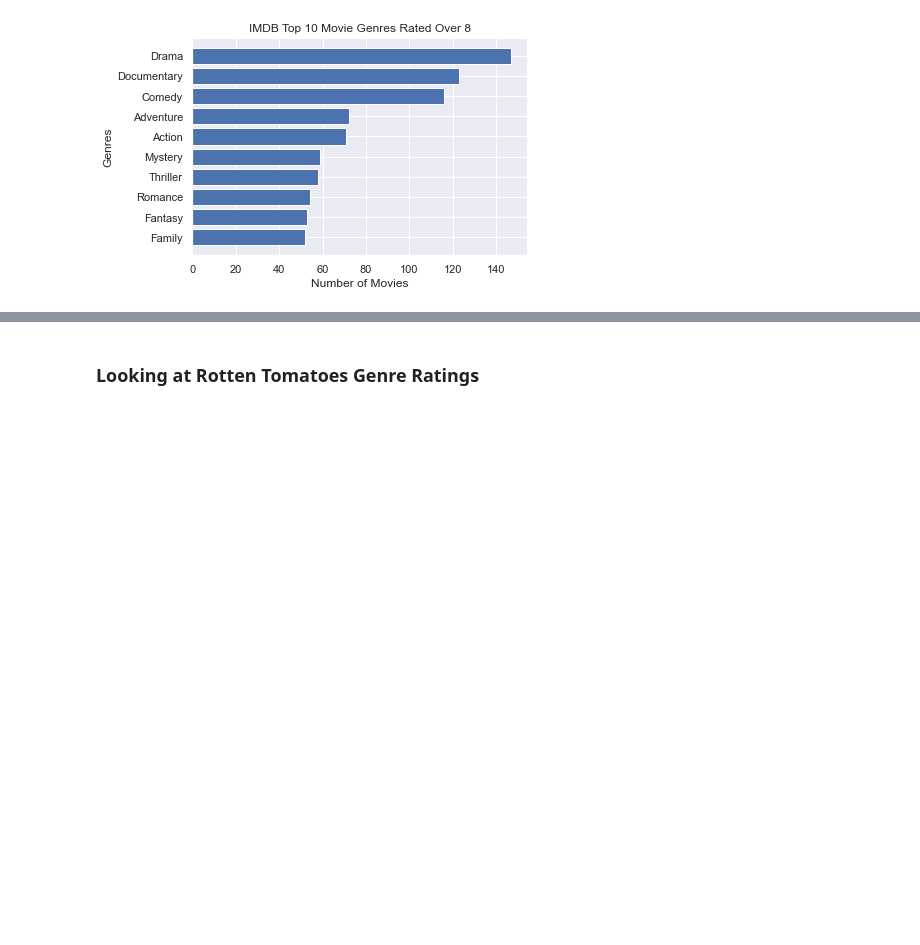
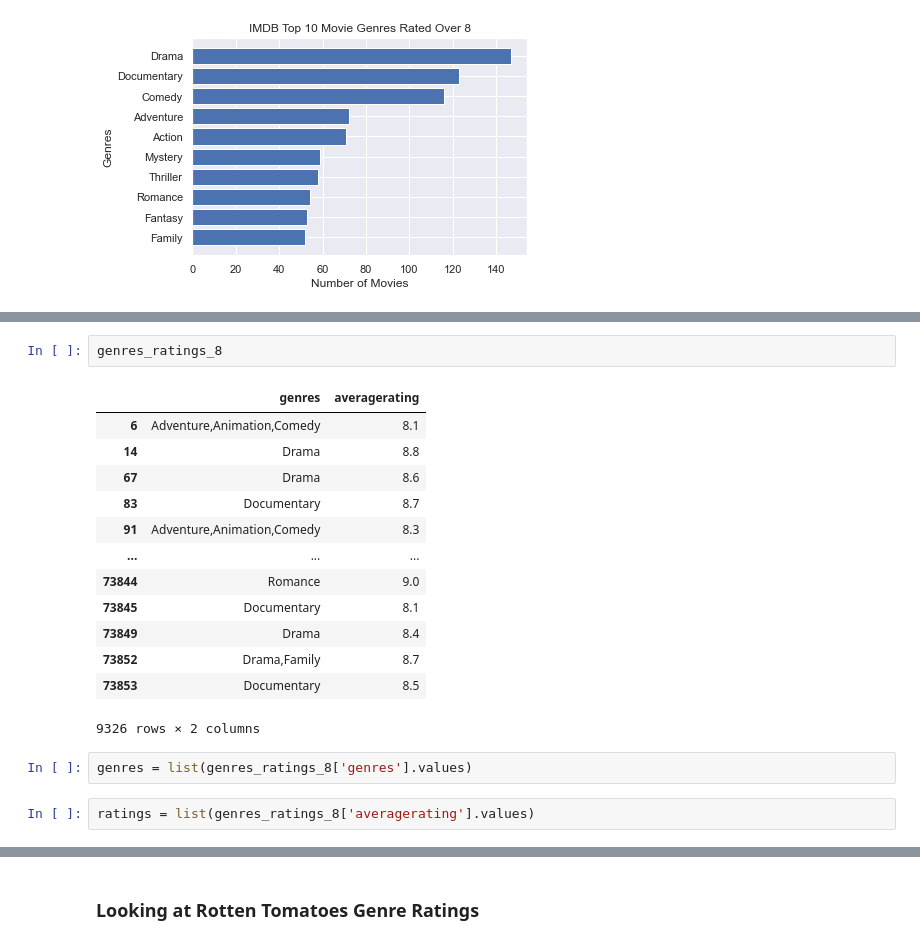
Before and after one commit to zach-hanly/microsoft_movie_project, a Jupyter notebook: jerry/Ignore.ipynb, the cells around one changed output, grey strips where cells are left out. Drawn from its saved outputs; the diff is of its cells as text; blank space fills up the shorter version.

```diff
--- a/jerry/testing_1.ipynb
+++ b/jerry/Ignore.ipynb
@@ -117,0 +136,20 @@ ax.set_ylabel('Genres');
+# %%
+genres_ratings_8
+# %% [output]
+|  | genres | averagerating |
+| 6 | Adventure,Animation,Comedy | 8.1 |
+| 14 | Drama | 8.8 |
+| 67 | Drama | 8.6 |
+| 83 | Documentary | 8.7 |
+| 91 | Adventure,Animation,Comedy | 8.3 |
+| ... | ... | ... |
+| 73844 | Romance | 9.0 |
+| 73845 | Documentary | 8.1 |
+| 73849 | Drama | 8.4 |
+| 73852 | Drama,Family | 8.7 |
+| 73853 | Documentary | 8.5 |
+9326 rows × 2 columns
+# %%
+genres = list(genres_ratings_8['genres'].values)
+# %%
+ratings = list(genres_ratings_8['averagerating'].values)
```
Also changed, not shown: parts of 16 cells of this notebook, 2 other files.
